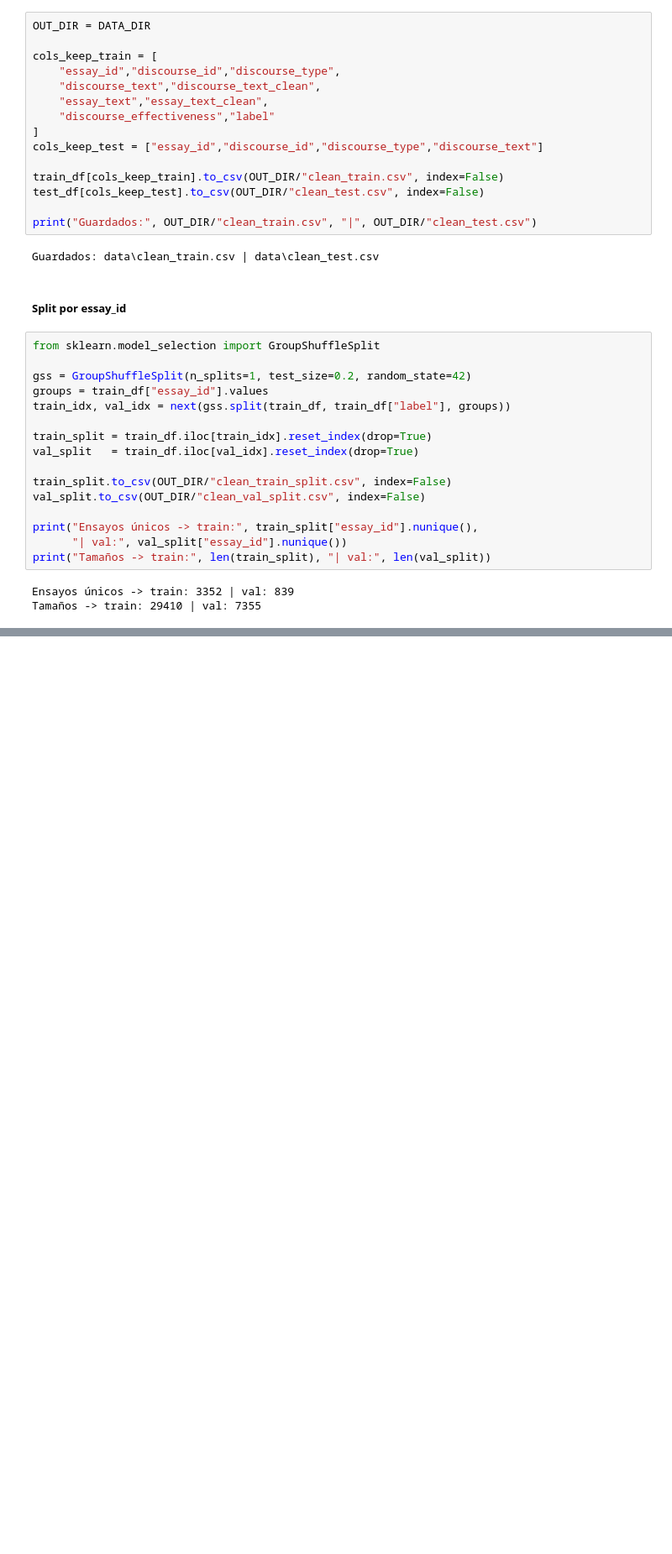
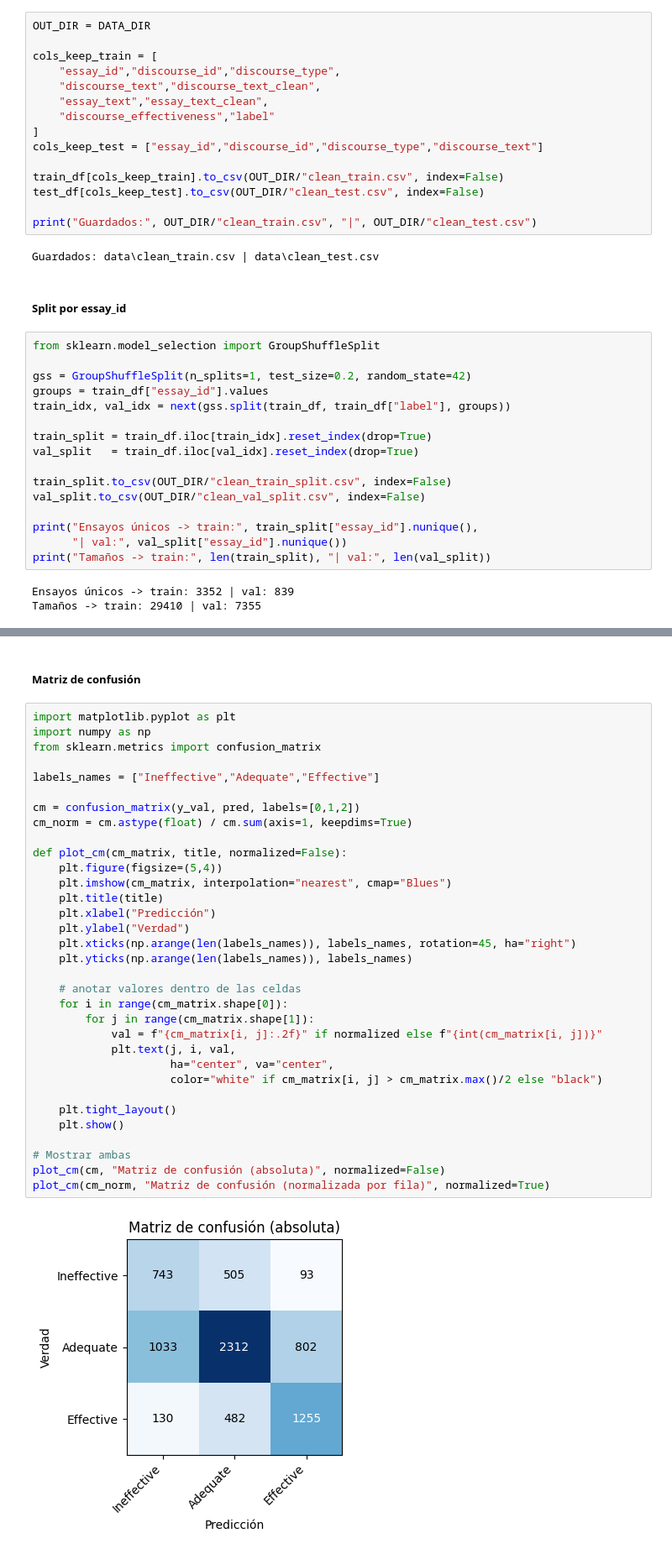
Before and after one commit to DiegoLinares11/Proyecto-2-PLN, a Jupyter notebook: PLN.ipynb, the cells around one changed output, grey strips where cells are left out. Shown at 84% size. Saved outputs shown, nothing was run; the diff lists cells and outputs as text; blank space fills up the shorter version.

Commit message:
feat: confusion matrix

```diff
--- a/PLN.ipynb
+++ b/PLN.ipynb
@@ -509,0 +542,37 @@ Tamaños -> train: 29410 | val: 7355
+# %% [markdown]
+##### Matriz de confusión
+# %%
+import matplotlib.pyplot as plt
+import numpy as np
+from sklearn.metrics import confusion_matrix
+
+labels_names = ["Ineffective","Adequate","Effective"]
+
+cm = confusion_matrix(y_val, pred, labels=[0,1,2])
+cm_norm = cm.astype(float) / cm.sum(axis=1, keepdims=True)
+
+def plot_cm(cm_matrix, title, normalized=False):
+    plt.figure(figsize=(5,4))
+    plt.imshow(cm_matrix, interpolation="nearest", cmap="Blues")
+    plt.title(title)
+    plt.xlabel("Predicción")
+    plt.ylabel("Verdad")
+    plt.xticks(np.arange(len(labels_names)), labels_names, rotation=45, ha="right")
+    plt.yticks(np.arange(len(labels_names)), labels_names)
+
+    # anotar valores dentro de las celdas
+    for i in range(cm_matrix.shape[0]):
+        for j in range(cm_matrix.shape[1]):
+            val = f"{cm_matrix[i, j]:.2f}" if normalized else f"{int(cm_matrix[i, j])}"
+            plt.text(j, i, val,
+                     ha="center", va="center",
+                     color="white" if cm_matrix[i, j] > cm_matrix.max()/2 else "black")
+
+    plt.tight_layout()
+    plt.show()
+
+# Mostrar ambas
+plot_cm(cm, "Matriz de confusión (absoluta)", normalized=False)
+plot_cm(cm_norm, "Matriz de confusión (normalizada por fila)", normalized=True)
+# %% [output]
+[figure, added]
```
Also changed, not shown: parts of 3 cells of this notebook.
